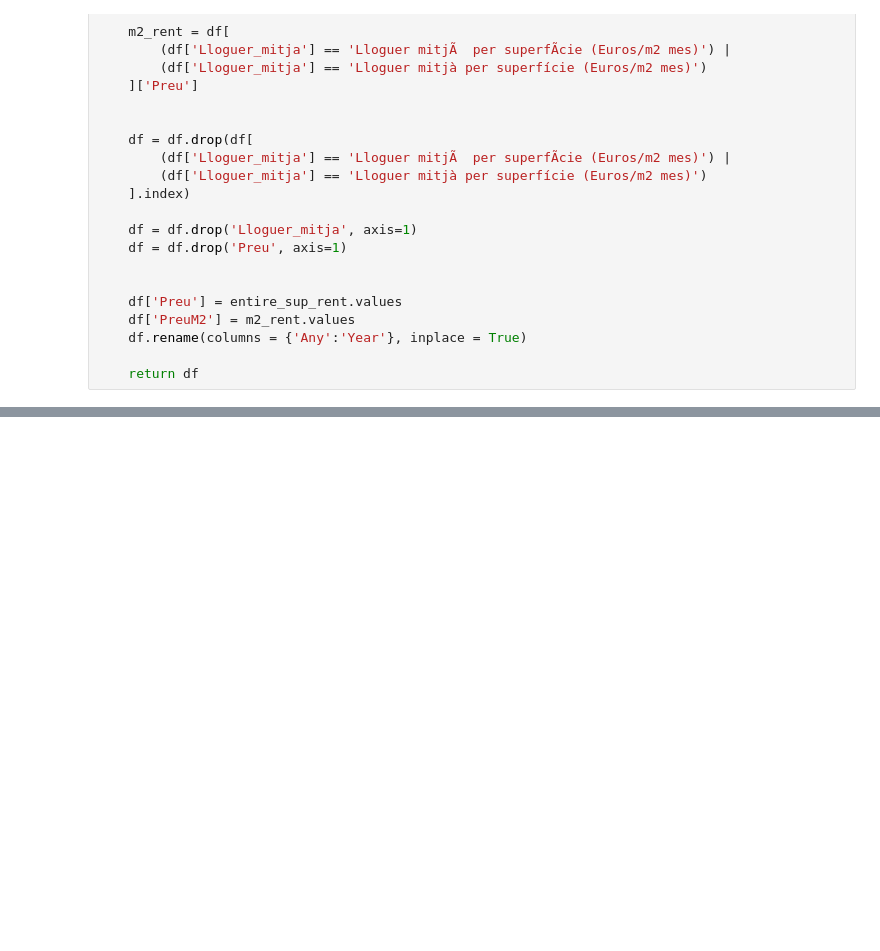
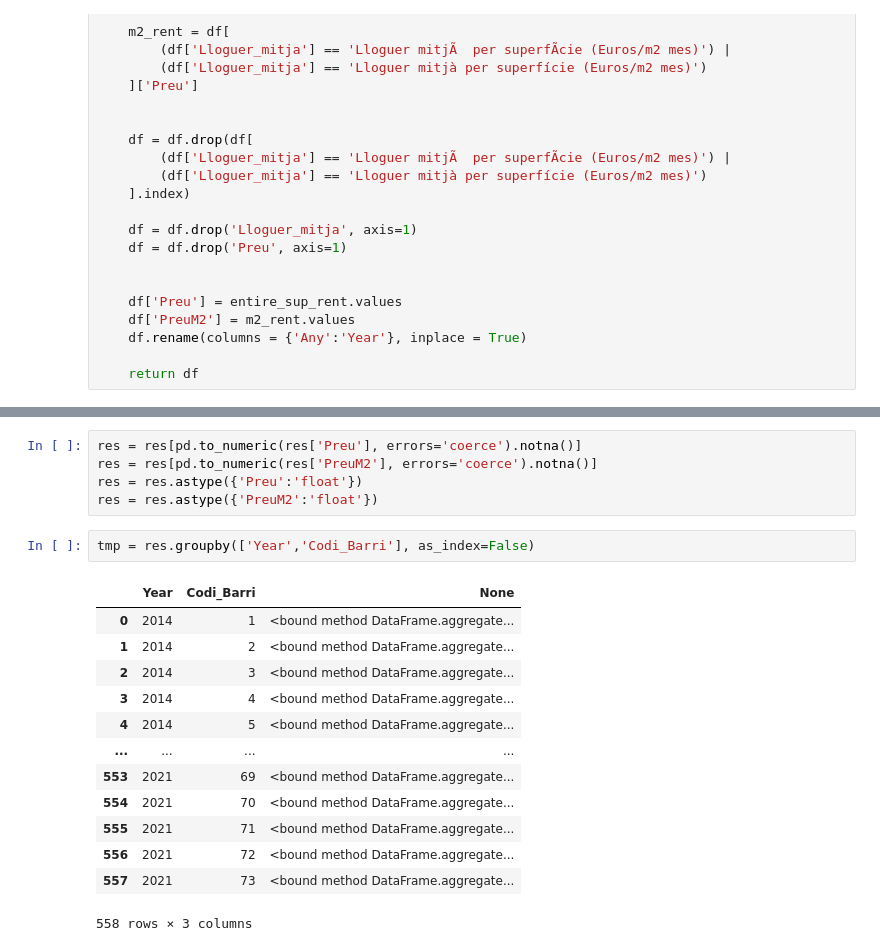
Before and after one commit to IohanSardinha/hoods, a Jupyter notebook: data/preprocessing.ipynb, the cells around one changed output, grey strips where cells are left out. Cells and saved outputs as stored; diff of their text form; blank space fills up the shorter version.

```diff
--- a/data/preprocessing.ipynb
+++ b/data/preprocessing.ipynb
@@ -55,0 +126,21 @@ res
+# %%
+res = res[pd.to_numeric(res['Preu'], errors='coerce').notna()]
+res = res[pd.to_numeric(res['PreuM2'], errors='coerce').notna()]
+res = res.astype({'Preu':'float'})
+res = res.astype({'PreuM2':'float'})
+# %%
+tmp = res.groupby(['Year','Codi_Barri'], as_index=False)
+# %% [output]
+|  | Year | Codi_Barri | None |
+| 0 | 2014 | 1 | <bound method DataFrame.aggregate... |
+| 1 | 2014 | 2 | <bound method DataFrame.aggregate... |
+| 2 | 2014 | 3 | <bound method DataFrame.aggregate... |
+| 3 | 2014 | 4 | <bound method DataFrame.aggregate... |
+| 4 | 2014 | 5 | <bound method DataFrame.aggregate... |
+| ... | ... | ... | ... |
+| 553 | 2021 | 69 | <bound method DataFrame.aggregate... |
+| 554 | 2021 | 70 | <bound method DataFrame.aggregate... |
+| 555 | 2021 | 71 | <bound method DataFrame.aggregate... |
+| 556 | 2021 | 72 | <bound method DataFrame.aggregate... |
+| 557 | 2021 | 73 | <bound method DataFrame.aggregate... |
+558 rows × 3 columns
```
Also changed, not shown: parts of 13 cells of this notebook, 5 other files.
